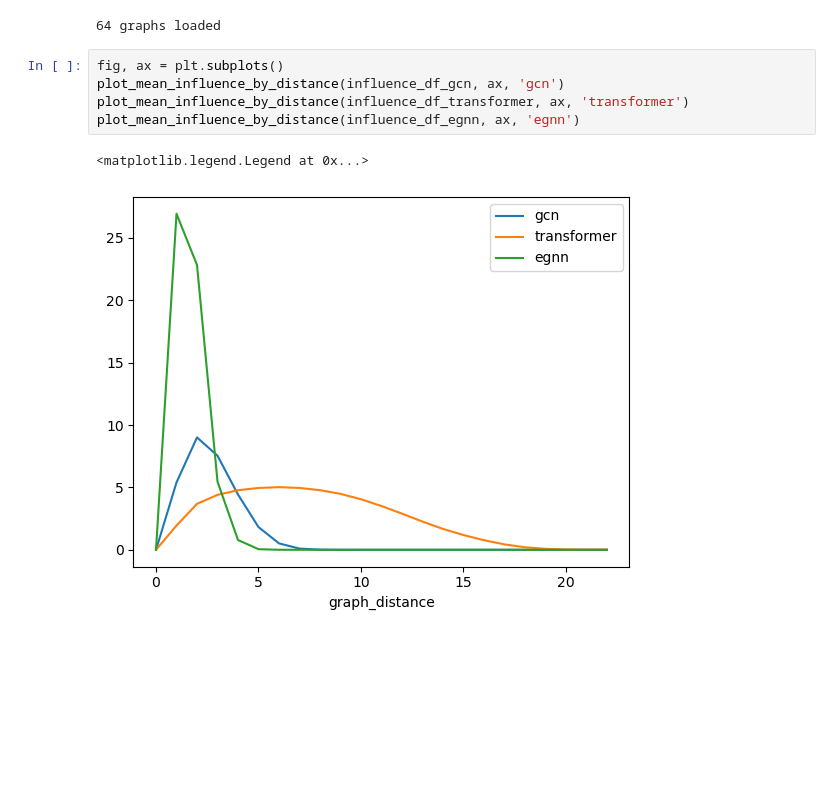
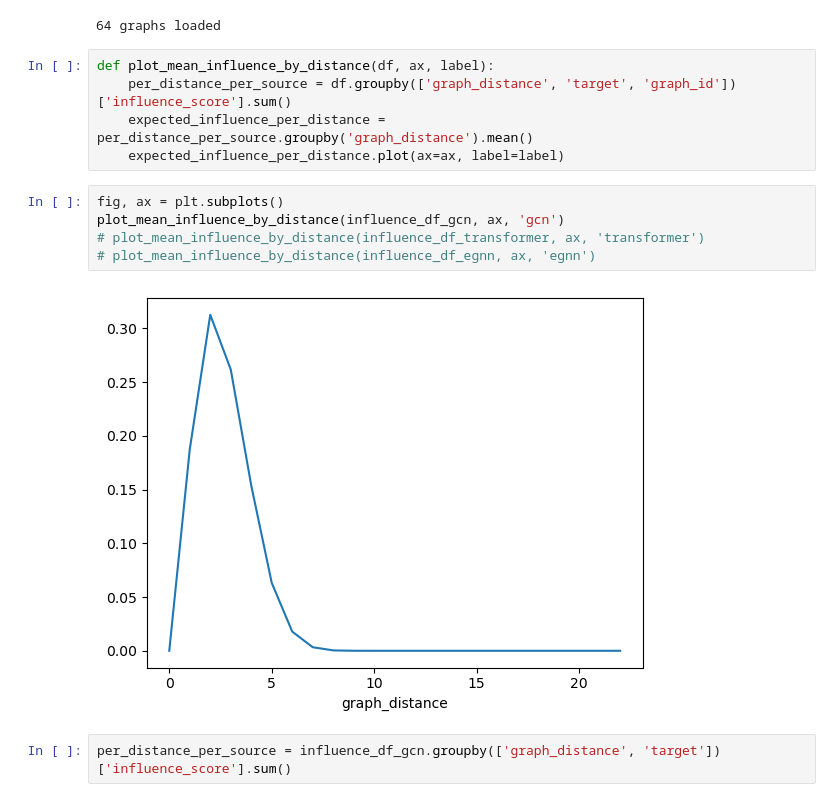
Before and after one commit to PalAvik/lrgb-uva-dl2-11, a Jupyter notebook: analysis/influence.ipynb, the cells around one changed output. Drawn from its saved outputs; the diff is of its cells as text; blank space fills up the shorter version.

Commit message:
fix influence byg

```diff
--- a/analysis/influence.ipynb
+++ b/analysis/influence.ipynb
@@ -123,11 +153,17 @@ influence_df_transformer = process_all_graphs('inf_scores_GT.pkl',
 influence_df_egnn = process_all_graphs('inf_scores_egnn.pkl', normalise=True)
 # %% [output]
 64 graphs loaded
+# %%
+def plot_mean_influence_by_distance(df, ax, label):
+    per_distance_per_source = df.groupby(['graph_distance', 'target', 'graph_id'])['influence_score'].sum()
+    expected_influence_per_distance = per_distance_per_source.groupby('graph_distance').mean()
+    expected_influence_per_distance.plot(ax=ax, label=label)
 # %%
 fig, ax = plt.subplots()
 plot_mean_influence_by_distance(influence_df_gcn, ax, 'gcn')
-plot_mean_influence_by_distance(influence_df_transformer, ax, 'transformer')
-plot_mean_influence_by_distance(influence_df_egnn, ax, 'egnn')
+# plot_mean_influence_by_distance(influence_df_transformer, ax, 'transformer')
+# plot_mean_influence_by_distance(influence_df_egnn, ax, 'egnn')
 # %% [output]
-<matplotlib.legend.Legend at 0x...>
-[figure, old version]
+[figure, new version]
+# %%
+per_distance_per_source = influence_df_gcn.groupby(['graph_distance', 'target'])['influence_score'].sum()
```
Also changed, not shown: parts of 11 cells of this notebook, 1 other file.
